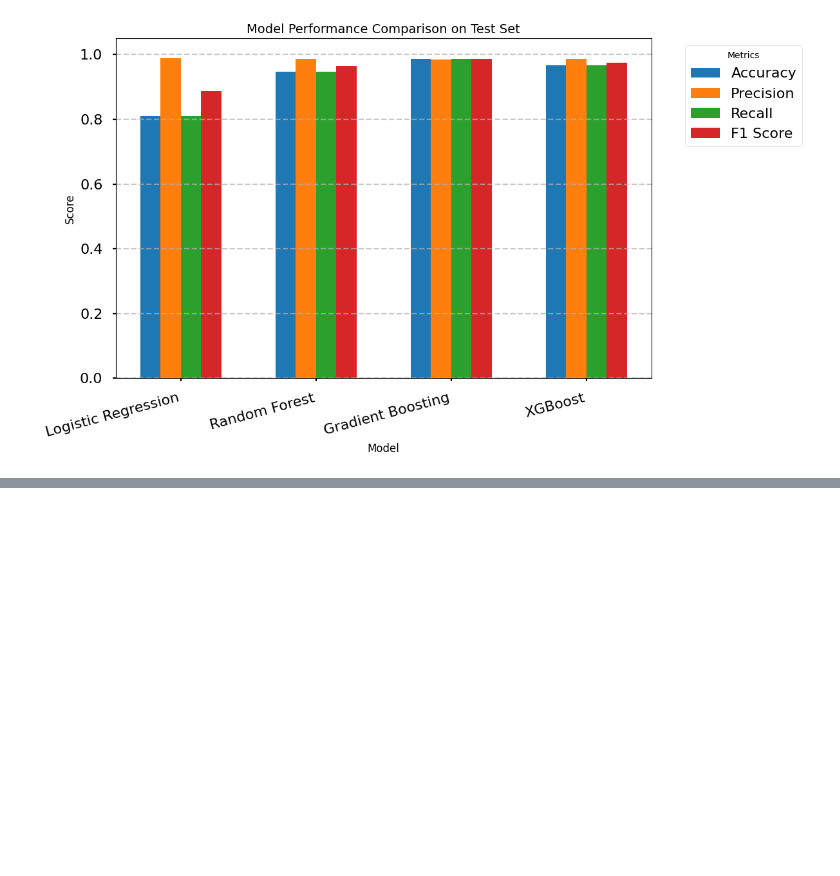
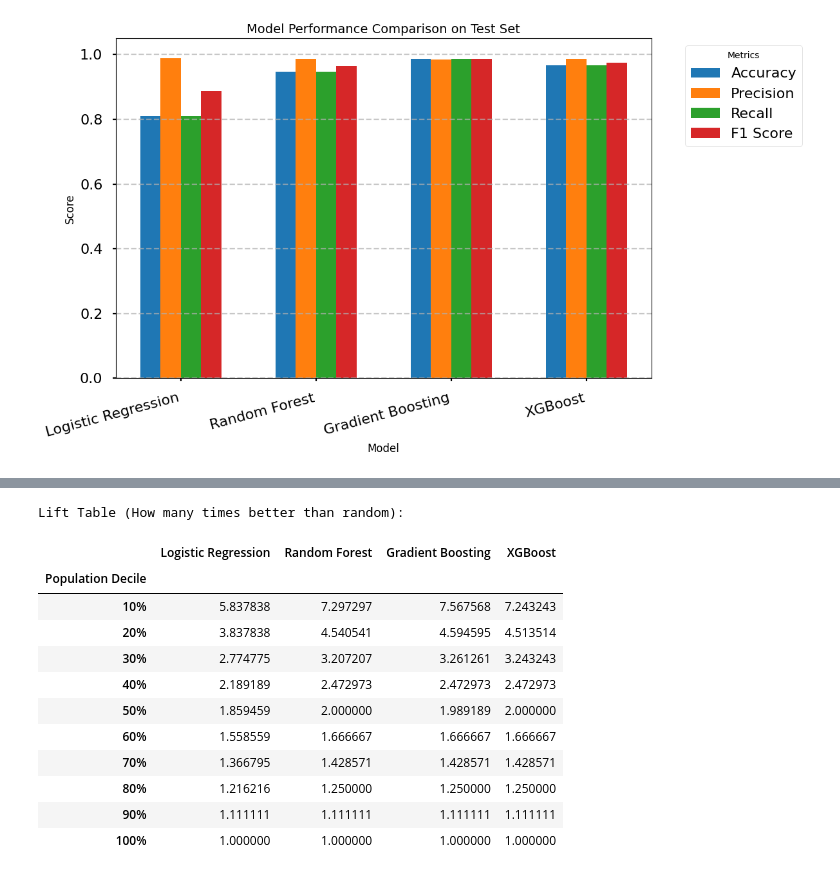
Before and after one commit to kiranbele11/Predicting_Coupon_Redemption_ML, a Jupyter notebook: Train_model1.ipynb, the cells around one changed output, grey strips where cells are left out. Drawn from its saved outputs; the diff is of its cells as text; code cells hidden in the pictures; blank space fills up the shorter version.

```diff
--- a/Train_model1.ipynb
+++ b/Train_model1.ipynb
@@ -2126,0 +2299,24 @@ else:
+# %%
+# --- Calculate and Display Lift Values ---
+
+if 'probabilities' in locals() and probabilities:
+    lift_table = calculate_lift_at_deciles(y_test, probabilities)
+    if lift_table is not None:
+        print("Lift Table (How many times better than random):")
+        display(lift_table) # Use display for better formatting in notebooks
+else:
+    print("Probabilities dictionary not found or is empty. Please run cell In[134] first.")
+# %% [output]
+Lift Table (How many times better than random):
+|  | Logistic Regression | Random Forest | Gradient Boosting | XGBoost |
+| Population Decile |  |  |  |  |
+| 10% | 5.837838 | 7.297297 | 7.567568 | 7.243243 |
+| 20% | 3.837838 | 4.540541 | 4.594595 | 4.513514 |
+| 30% | 2.774775 | 3.207207 | 3.261261 | 3.243243 |
+| 40% | 2.189189 | 2.472973 | 2.472973 | 2.472973 |
+| 50% | 1.859459 | 2.000000 | 1.989189 | 2.000000 |
+| 60% | 1.558559 | 1.666667 | 1.666667 | 1.666667 |
+| 70% | 1.366795 | 1.428571 | 1.428571 | 1.428571 |
+| 80% | 1.216216 | 1.250000 | 1.250000 | 1.250000 |
+| 90% | 1.111111 | 1.111111 | 1.111111 | 1.111111 |
+| 100% | 1.000000 | 1.000000 | 1.000000 | 1.000000 |
```
Also changed, not shown: parts of 6 cells of this notebook, 1 other file.
